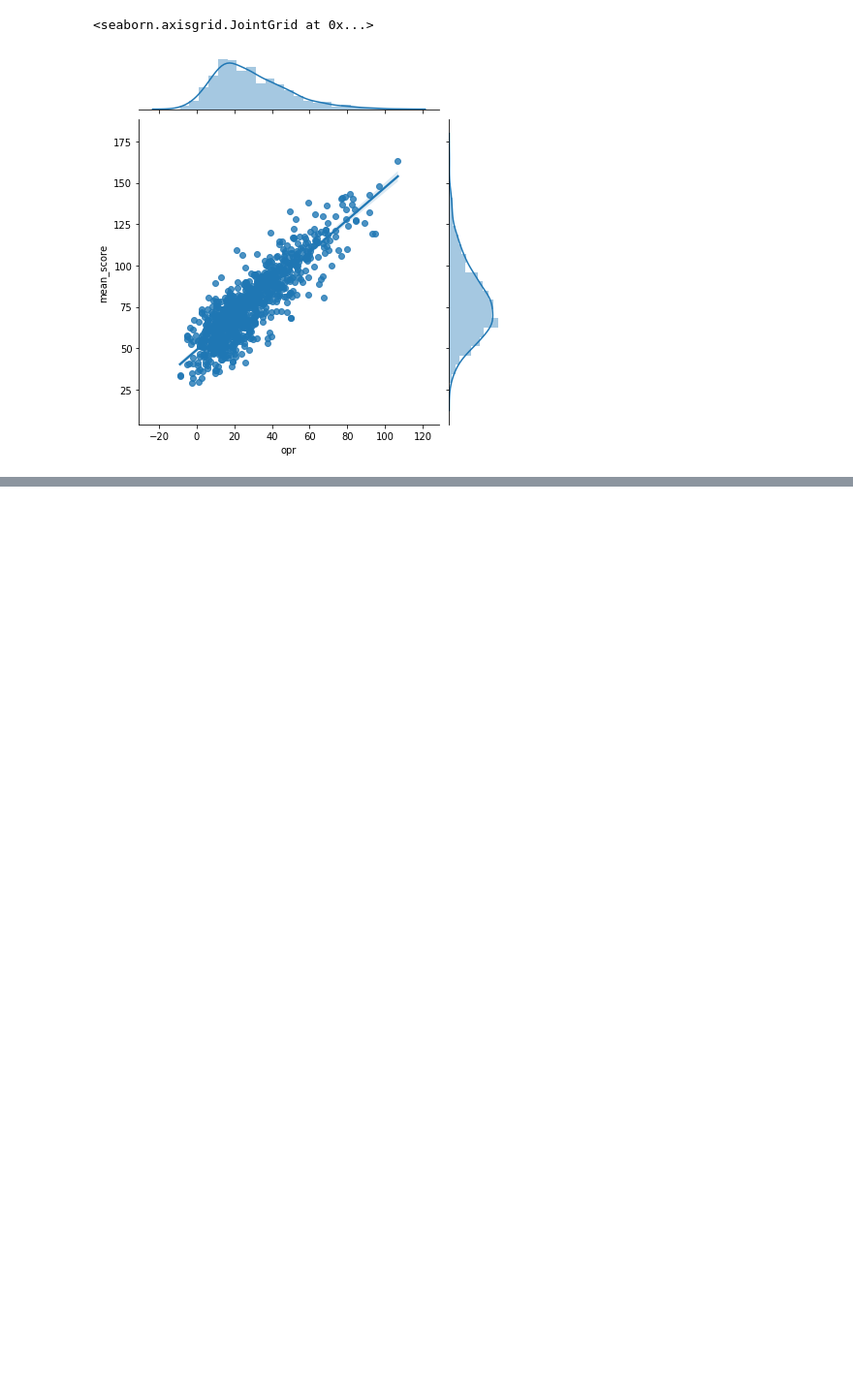
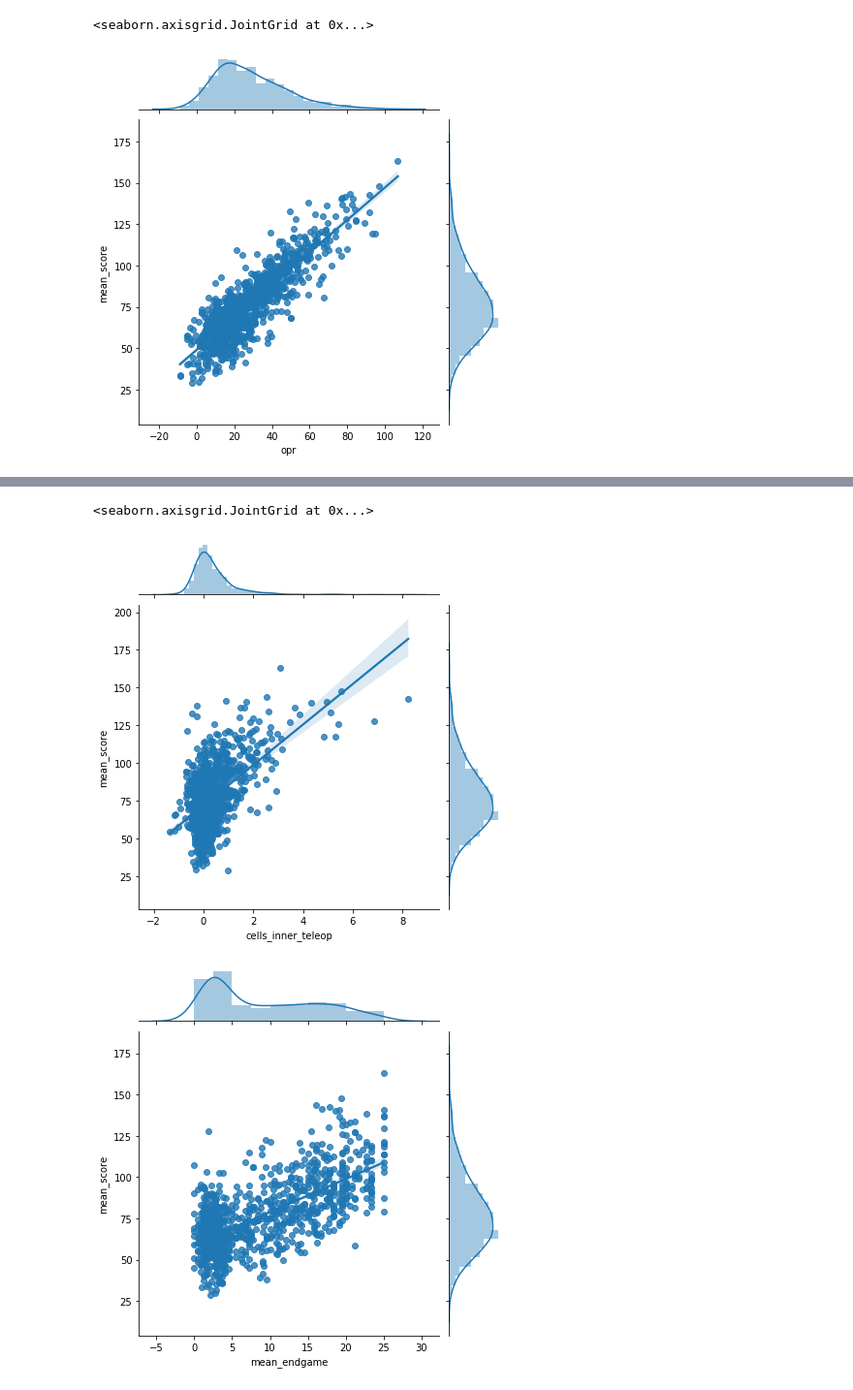
Before and after one commit to morzack/Sakurajima-Scouting, a Jupyter notebook: week-1.ipynb, the cells around one changed output, grey strips where cells are left out. Shown at 97% size. Saved outputs shown, nothing was run; the diff lists cells and outputs as text; code cells hidden in the pictures; blank space fills up the shorter version.

```diff
--- a/week-1.ipynb
+++ b/week-1.ipynb
@@ -91,0 +122,8 @@ sns.jointplot('opr', 'mean_score', data=team_data, kind='reg')
+# %%
+sns.jointplot('cells_inner_teleop', 'mean_score', data=team_component_opr, kind='reg')
+sns.jointplot('mean_endgame', 'mean_score', data=team_component_opr, kind='reg')
+sns.jointplot('cells_outer_teleop', 'mean_score', data=team_component_opr, kind='reg')
+# %% [output]
+<seaborn.axisgrid.JointGrid at 0x...>
+[figure, added]
+[figure, added]
```
Also changed, not shown: parts of 9 cells of this notebook, 2 other files.
